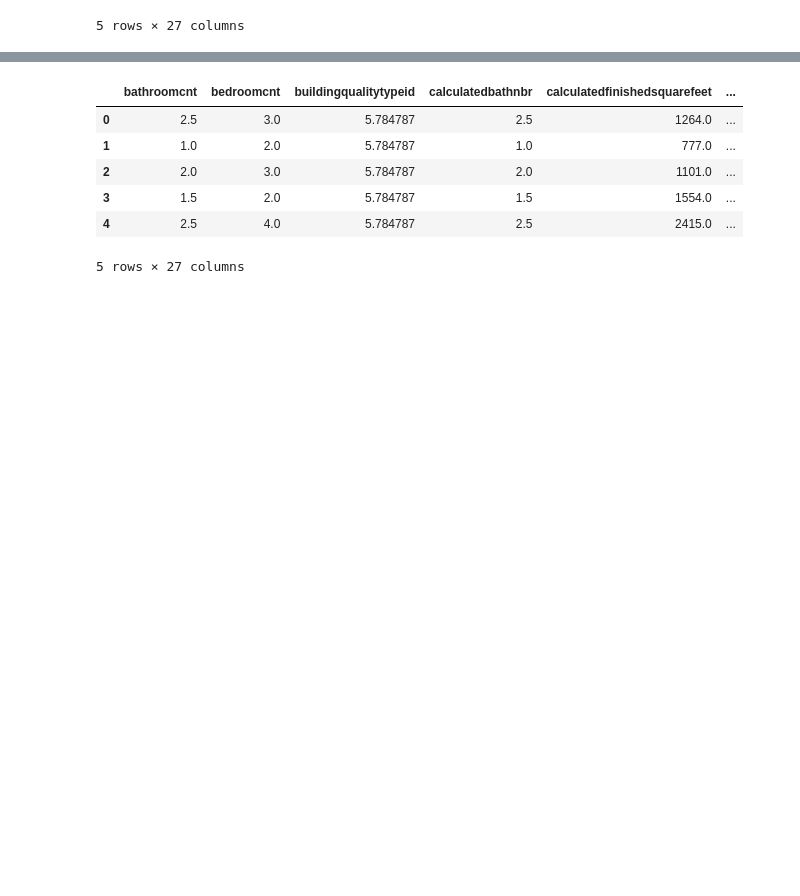
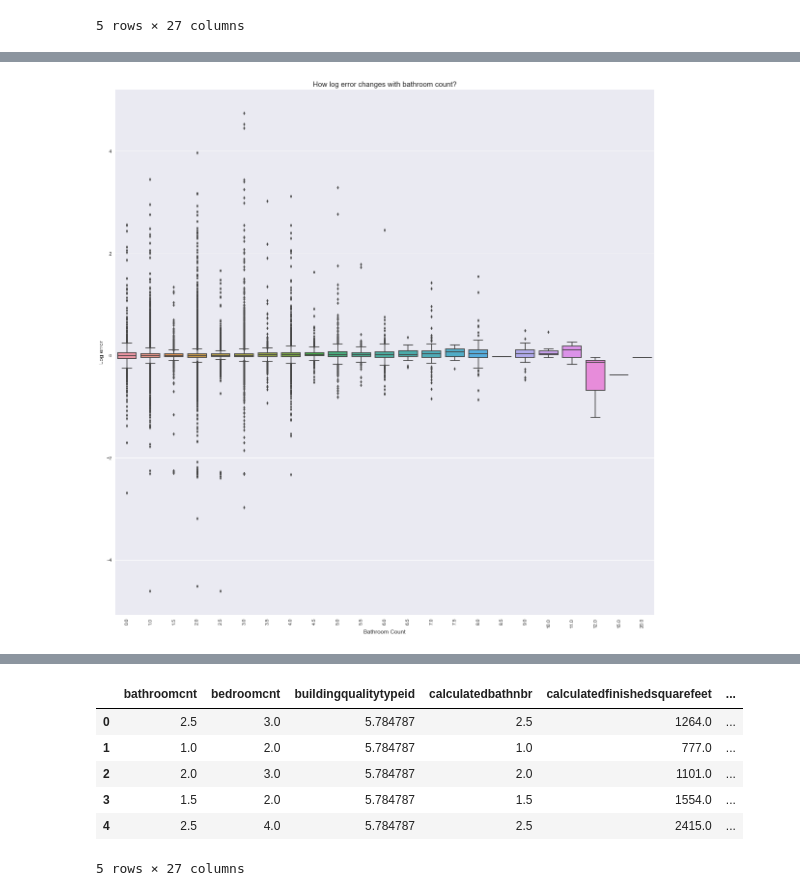
Before and after one commit to Ritu12K/Kaggle_zillow_attempt1, a Jupyter notebook: HW2/hw2.ipynb, the cells around one changed output, grey strips where cells are left out. Cells and saved outputs as stored; diff of their text form; code cells hidden in the pictures; blank space fills up the shorter version.

```diff
--- a/HW2/hw2.ipynb
+++ b/HW2/hw2.ipynb
@@ -80,0 +167,13 @@ merged.shape
+# %%
+#Plot 3
+#box plot for bathroom count
+
+plt.figure(figsize=(20,20))
+sns.boxplot(x="bathroomcnt", y="logerror", data=merged)
+plt.ylabel('Log error', fontsize=12)
+plt.xlabel('Bathroom Count', fontsize=12)
+plt.xticks(rotation='vertical')
+plt.title("How log error changes with bathroom count?", fontsize=15)
+plt.show()
+# %% [output]
+[figure, added]
```
Also changed, not shown: parts of 85 cells of this notebook.
